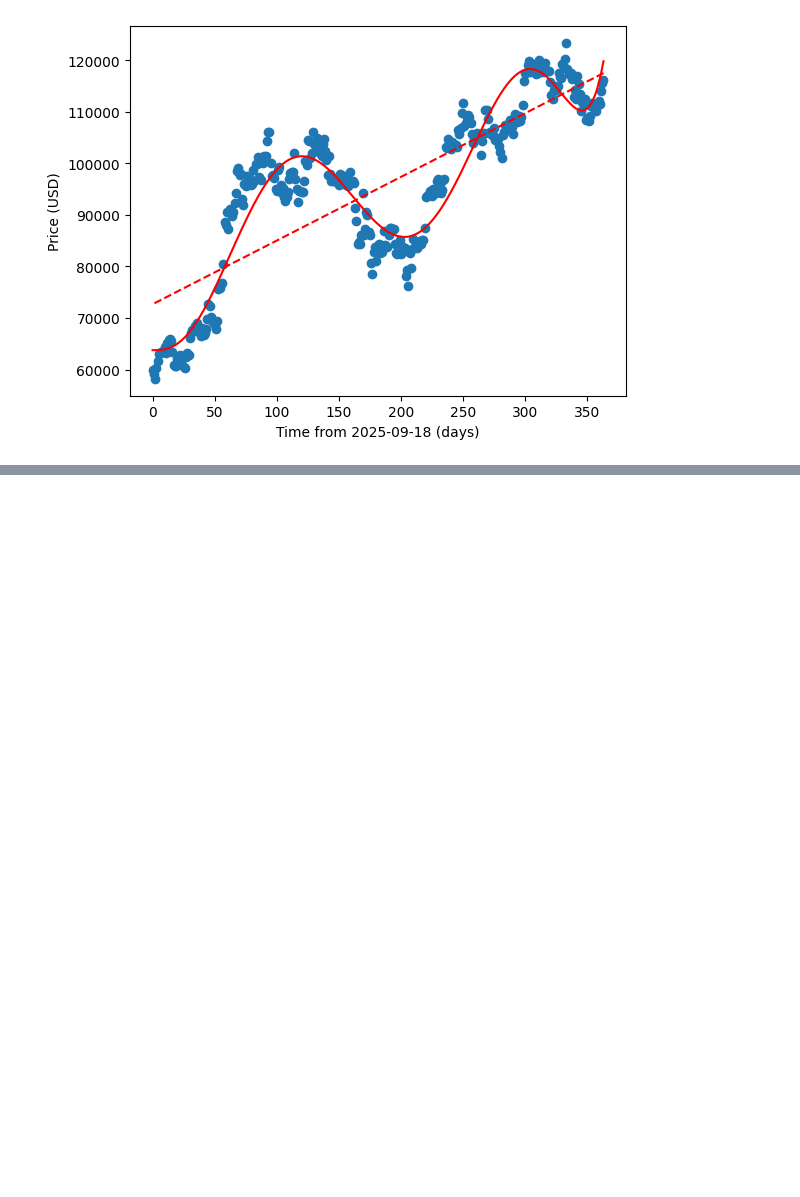
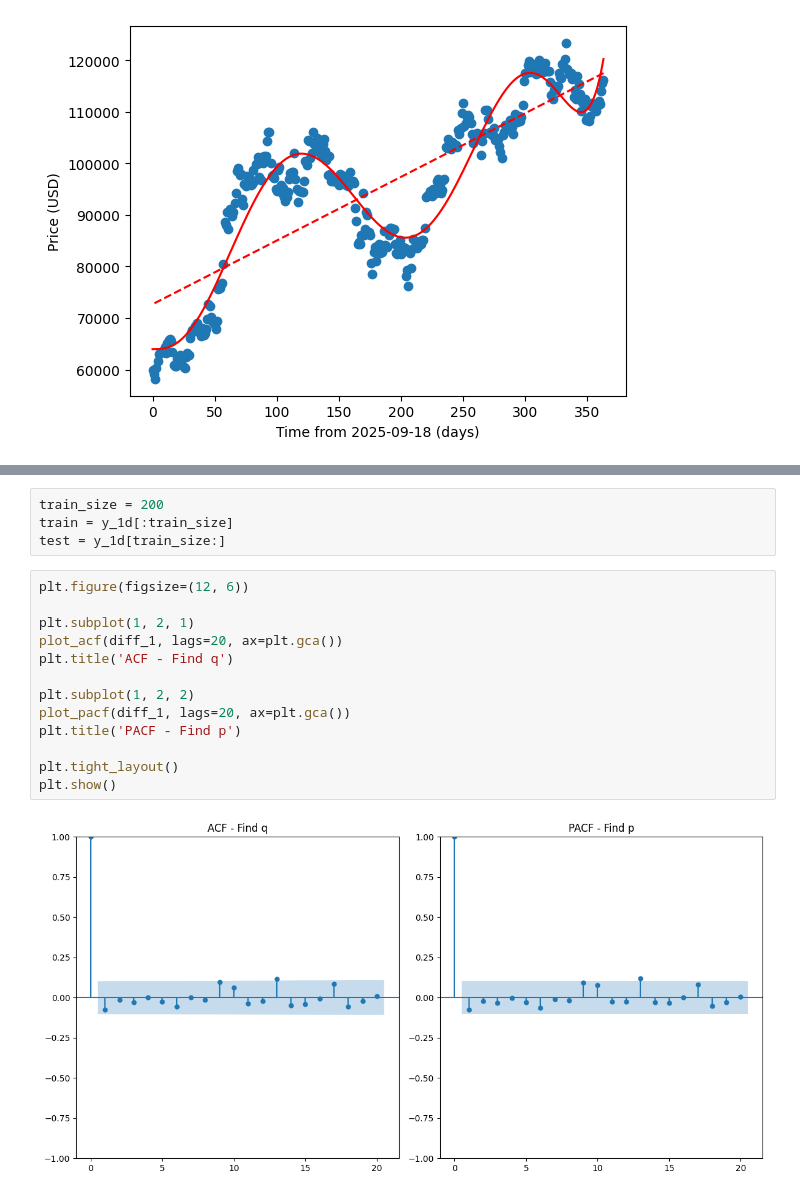
Before and after one commit to hose-ay1/aiqf-cyrpto, a Jupyter notebook: bitcoin_regression.ipynb, the cells around one changed output, grey strips where cells are left out. Saved outputs shown, nothing was run; the diff lists cells and outputs as text; blank space fills up the shorter version.

```diff
--- a/bitcoin_regression.ipynb
+++ b/bitcoin_regression.ipynb
@@ -203,0 +223,19 @@ plt.show()
+# %%
+train_size = 200
+train = y_1d[:train_size]
+test = y_1d[train_size:]
+# %%
+plt.figure(figsize=(12, 6))
+
+plt.subplot(1, 2, 1)
+plot_acf(diff_1, lags=20, ax=plt.gca())
+plt.title('ACF - Find q')
+
+plt.subplot(1, 2, 2)
+plot_pacf(diff_1, lags=20, ax=plt.gca())
+plt.title('PACF - Find p')
+
+plt.tight_layout()
+plt.show()
+# %% [output]
+[figure, added]
```
Also changed, not shown: parts of 24 cells of this notebook, 8 other files.
